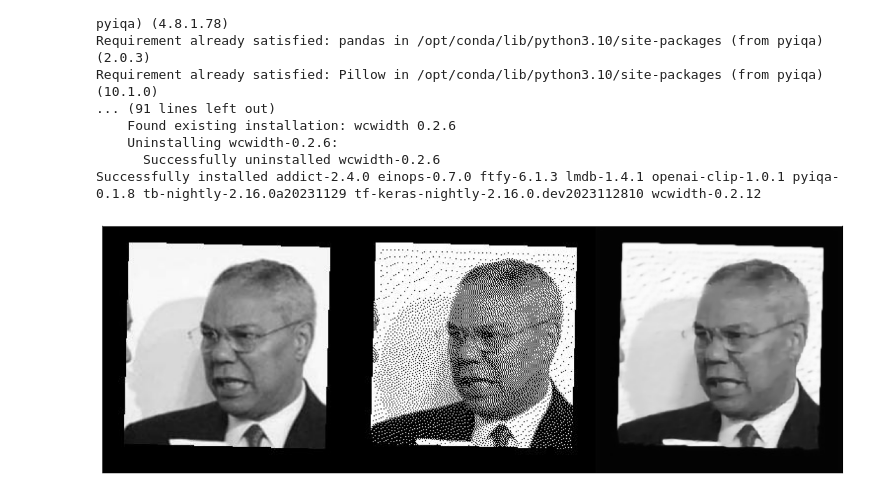
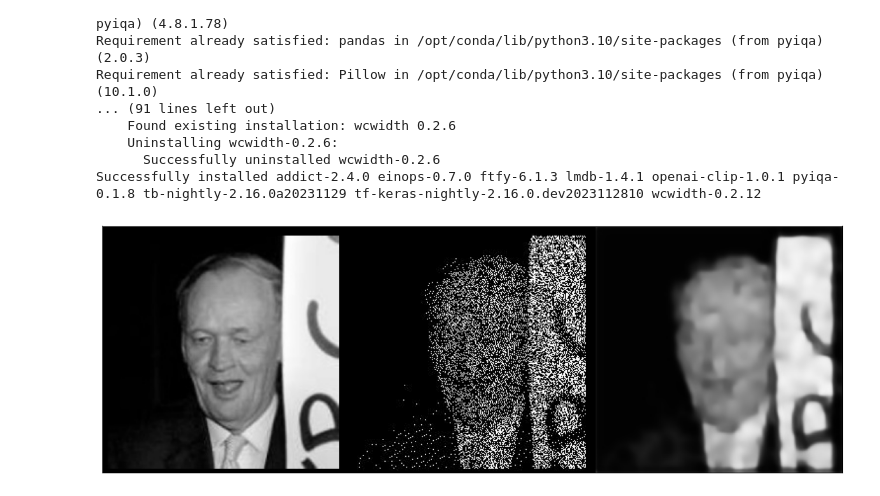
Before and after one commit to Kenny3Shen/Machine_Learning, a Jupyter notebook: facial_halftone/iht-pyiqa-sadcnn.ipynb, the cells around one changed output. Saved outputs shown, nothing was run; the diff lists cells and outputs as text; code cells hidden in the pictures.

Commit message:
Kaggle Notebook | P3_SADCNN | Version 5

```diff
--- a/facial_halftone/iht-pyiqa-sadcnn.ipynb
+++ b/facial_halftone/iht-pyiqa-sadcnn.ipynb
@@ -3,8 +17,8 @@
 # %%
 import os
-data_dir = "/kaggle/input/lfw-dataset/lfw-deepfunneled/lfw-deepfunneled"
-half_dir = "/kaggle/input/lfw-half/lfw-half"
-re_dir = "/kaggle/input/lfw-re-sadcnn"
+data_dir = "/kaggle/working/lfw_funneled"
+half_dir = "/kaggle/input/encryption-3"
+re_dir = "/kaggle/input/re-encryption-3"
 
 iht_dir = '/kaggle/input/lfw-iht'
 p = []
@@ -49,30 +63,30 @@ Successfully installed addict-2.4.0 einops-0.7.0 ftfy-6.1.3 lmdb-1.4.1 openai-cl
 # %%
 from PIL import Image, ImageOps
 import numpy as np
 import matplotlib.pyplot as plt
-for person in p[:1]:
-    for img in os.listdir(os.path.join(data_dir, person))[:1]:
+for person in p[1:2]:
+    for img in os.listdir(os.path.join(data_dir, person))[1:2]:
         color = Image.open(f"{data_dir}/{person}/{img}")
         iht = Image.open(f"{half_dir}/{person}/{img}")  # Assuming this returns a NumPy array
         sa = Image.open(f"{re_dir}/{person}/{img}")
 
         color = color.convert('L').convert("RGB")
         iht = iht.convert("RGB")
         sa = sa.convert("RGB")
 
         # Convert the images to NumPy arrays and stack them horizontally
         rst = np.hstack([np.array(color), np.array(iht), np.array(sa)])
 
         # Convert the result back to a PIL image
         rst = Image.fromarray(rst)
 
         plt.figure(figsize=(15, 15))
         plt.xticks([])
         plt.yticks([])
         plt.imshow(rst)
         plt.show()
 # %% [output]
-[figure, old version]
+[figure, new version]
 # %%
 import os
 import torch
```
Also changed, not shown: parts of 7 cells of this notebook.
